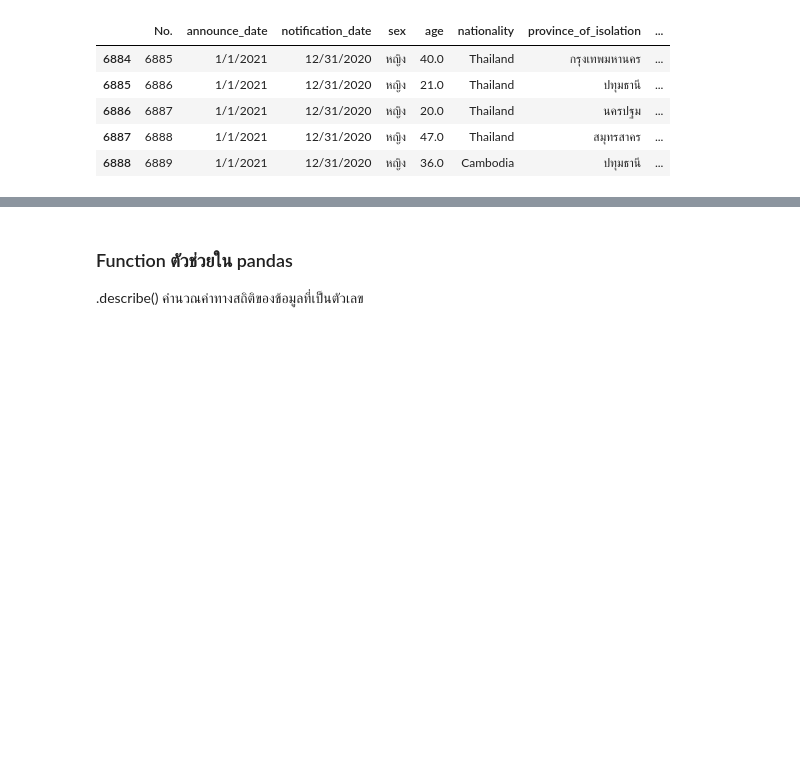
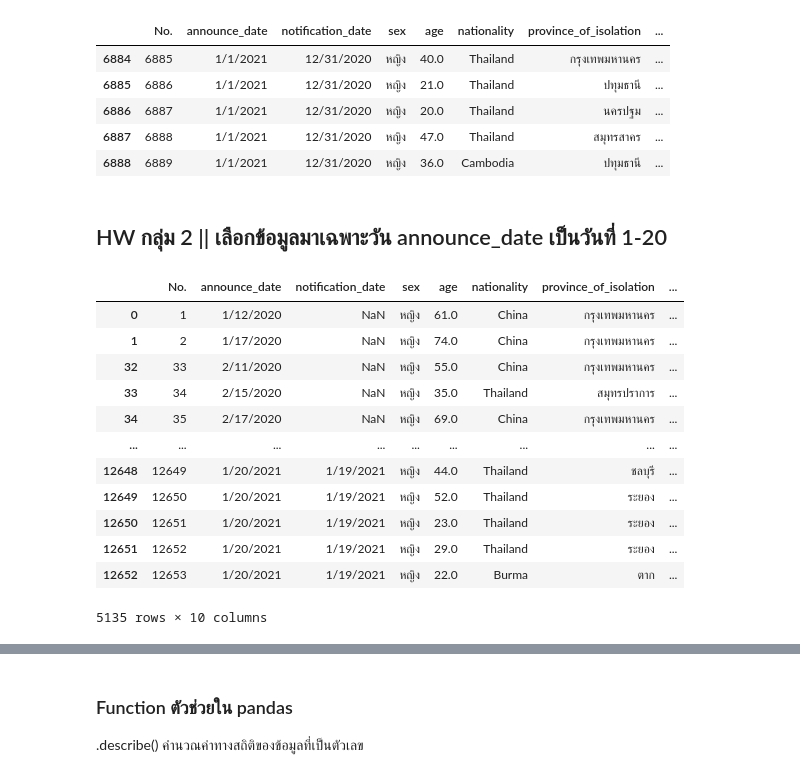
Before and after one commit to pondbaahh/data_viz_2022, a Jupyter notebook: Pandas101.ipynb, the cells around one changed output, grey strips where cells are left out. Drawn from its saved outputs; the diff is of its cells as text; code cells hidden in the pictures; blank space fills up the shorter version.

```diff
--- a/Pandas101.ipynb
+++ b/Pandas101.ipynb
@@ -500,0 +843,3 @@ print(this_data.shape)
+# %%
+this_data = data_covid[['sex','age','province_of_onset']]  #ตัด Data มาจาก Data covid
+this_data
@@ -500,0 +860,7 @@ print(this_data.shape)
+# %%
+for each_row in this_data.iterrows():   #function iterrows จะสร้าง list ในแต่ละแถวเป็นฟังก์ชันของ pandas เพราะหลัง in ต้องเป็น list
+    # print(each_row)  #คือ print แถวที่ 0
+    # print(each_row[1])  #คือ print แถวที่ 1 ที่มีข้อมูล
+    # print(each_row[1]['sex'])  #ดึงค่าในแต่ละแถว
+    if (each_row[1]['age'] <= 20) and (each_row[1]['province_of_onset'] == 'ขอนแก่น'):  # print แถวที่ age น้อยกว่า เท่ากับ 20   และจังหวัดขอนแก่น
+        print(each_row)  # มี 5 คน
@@ -500,0 +887,5 @@ print(this_data.shape)
+# %%
+for each_row in range(this_data.shape[0]):
+    if (this_data.iloc[each_row,1] <= 20) and (this_data.iloc[each_row,2] == 'ขอนแก่น'):  #each_row คือ ตัวเลข
+        print(each_row)  # ถ้า age น้อยกว่า เท่ากับ 20   และจังหวัดขอนแก่น  ให้ print ออกมา
+        print(this_data.iloc[each_row,:])   # ได้มาเฉพาะค่าที่เาต้องการ
@@ -770,3 +1186,28 @@ data_covid[TF].head()
 | 6886 | 6887 | 1/1/2021 | 12/31/2020 | หญิง | 20.0 | Thailand | นครปฐม | ... |
 | 6887 | 6888 | 1/1/2021 | 12/31/2020 | หญิง | 47.0 | Thailand | สมุทรสาคร | ... |
 | 6888 | 6889 | 1/1/2021 | 12/31/2020 | หญิง | 36.0 | Cambodia | ปทุมธานี | ... |
+# %% [markdown]
+## HW กลุ่ม 2 || เลือกข้อมูลมาเฉพาะวัน announce_date เป็นวันที่ 1-20
+# %%
+TF2=list()  #สร้าง list
+for each_row in data_covid.iterrows(): #วนลูป
+    if each_row[1]['announce_date'].split('/')[1] <= '20':  # split  โดยจะกำหนดเครื่องหมาย /  เป็นตัวคั่นในการ split คือ split หลัง / ตัวที่ 1
+        TF2.append(True)  #สร้าง List  ก่อนที่จะเติมค่าลงไปใน List ด้วยการใช้ .append()
+    else:
+        TF2.append(False)
+
+data_covid[TF2]  #แสดงค่าทั้งหมด
+# %% [output]
+|  | No. | announce_date | notification_date | sex | age | nationality | province_of_isolation | ... |
+| 0 | 1 | 1/12/2020 | NaN | หญิง | 61.0 | China | กรุงเทพมหานคร | ... |
+| 1 | 2 | 1/17/2020 | NaN | หญิง | 74.0 | China | กรุงเทพมหานคร | ... |
+| 32 | 33 | 2/11/2020 | NaN | หญิง | 55.0 | China | กรุงเทพมหานคร | ... |
+| 33 | 34 | 2/15/2020 | NaN | หญิง | 35.0 | Thailand | สมุทรปราการ | ... |
+| 34 | 35 | 2/17/2020 | NaN | หญิง | 69.0 | China | กรุงเทพมหานคร | ... |
+| ... | ... | ... | ... | ... | ... | ... | ... | ... |
+| 12648 | 12649 | 1/20/2021 | 1/19/2021 | หญิง | 44.0 | Thailand | ชลบุรี | ... |
+| 12649 | 12650 | 1/20/2021 | 1/19/2021 | หญิง | 52.0 | Thailand | ระยอง | ... |
+| 12650 | 12651 | 1/20/2021 | 1/19/2021 | หญิง | 23.0 | Thailand | ระยอง | ... |
+| 12651 | 12652 | 1/20/2021 | 1/19/2021 | หญิง | 29.0 | Thailand | ระยอง | ... |
+| 12652 | 12653 | 1/20/2021 | 1/19/2021 | หญิง | 22.0 | Burma | ตาก | ... |
+5135 rows × 10 columns
```
Also changed, not shown: parts of 57 cells of this notebook.
